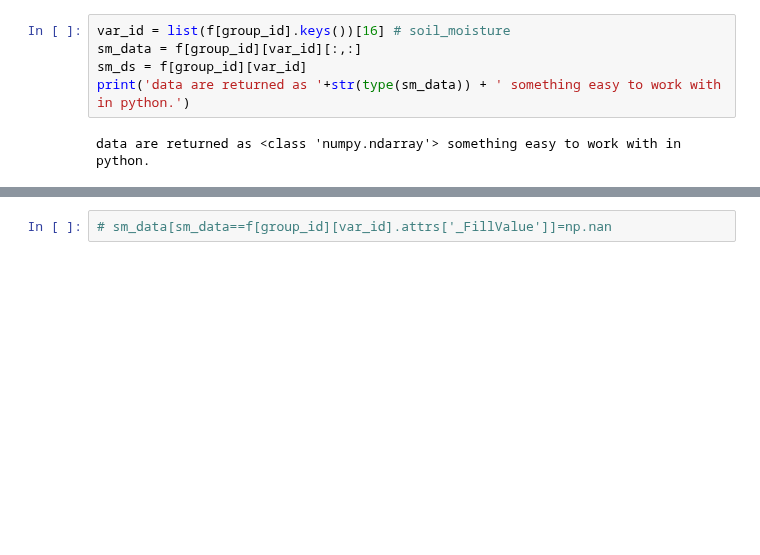
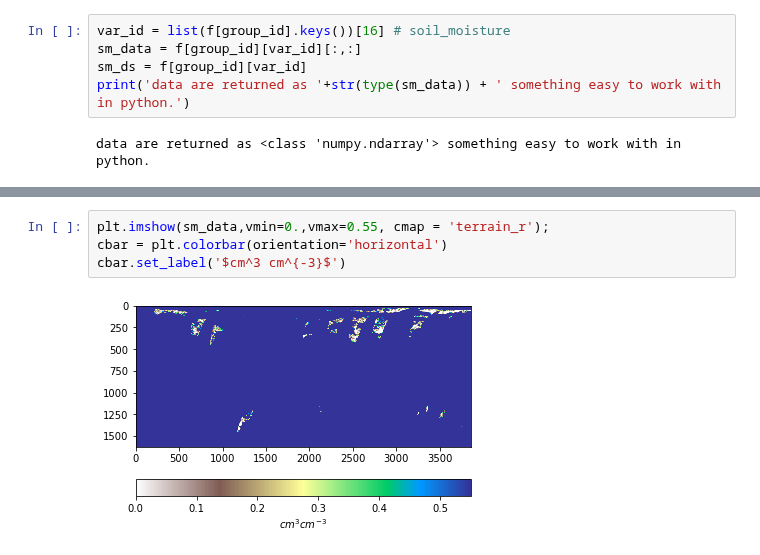
Before and after one commit to jacquiewitte/capstone-landslides-soilmoisture, a Jupyter notebook: read-smap-soilmoisture.ipynb, the cells around one changed output, grey strips where cells are left out. Drawn from its saved outputs; the diff is of its cells as text; blank space fills up the shorter version.

```diff
--- a/read-smap-soilmoisture.ipynb
+++ b/read-smap-soilmoisture.ipynb
@@ -68,2 +81,6 @@ print(f[group_id][var_id].attrs['_FillValue'])
 # %%
-# sm_data[sm_data==f[group_id][var_id].attrs['_FillValue']]=np.nan
+plt.imshow(sm_data,vmin=0.,vmax=0.55, cmap = 'terrain_r');
+cbar = plt.colorbar(orientation='horizontal')
+cbar.set_label('$cm^3 cm^{-3}$')
+# %% [output]
+[figure, added]
```
Also changed, not shown: parts of 7 cells of this notebook, 2 other files.
